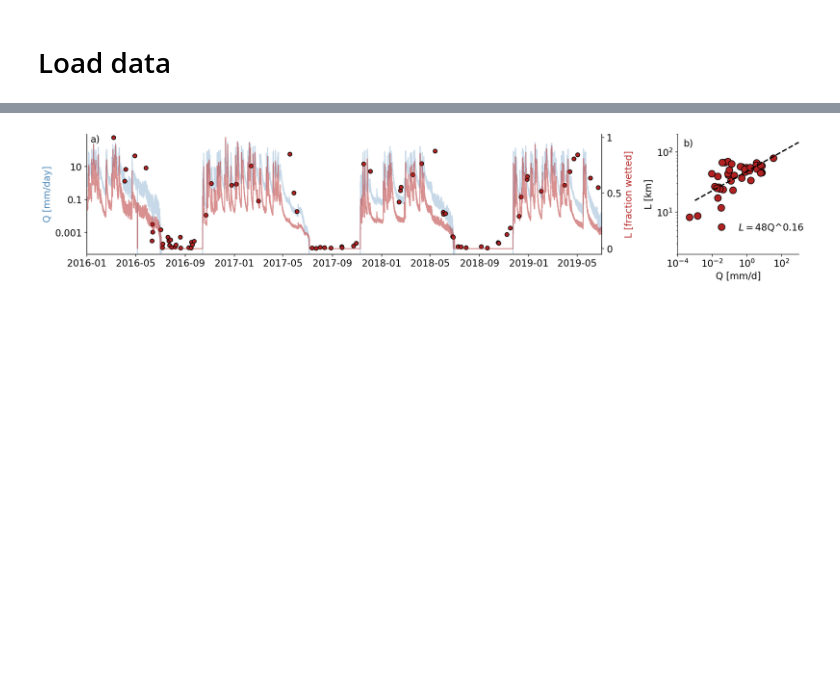
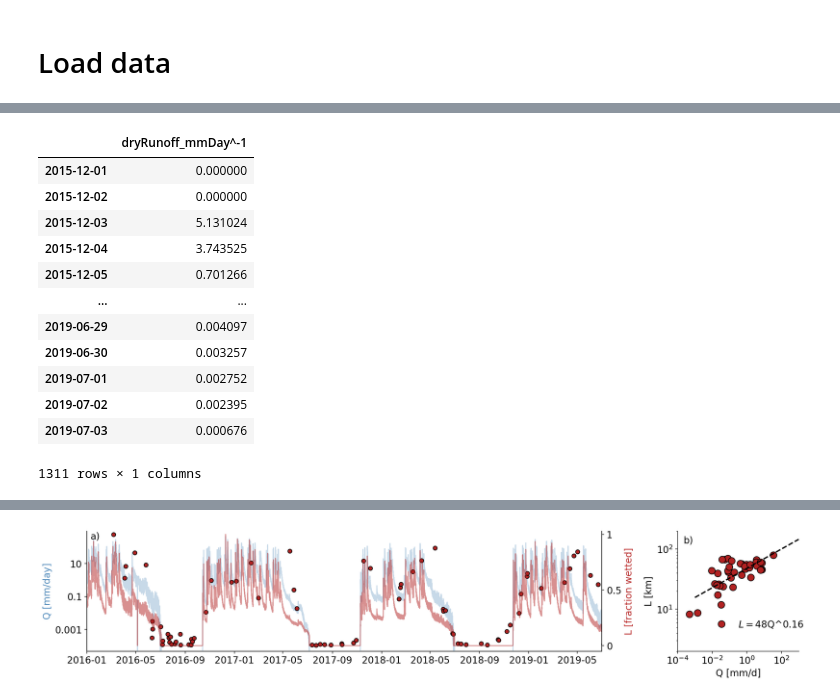
Before and after one commit to lapidesd/wetted_channels_from_space, a Jupyter notebook: Colab_notebooks/wetted_channel_random_forest_results_exploration.ipynb, the cells around one changed output, grey strips where cells are left out. Saved outputs shown, nothing was run; the diff lists cells and outputs as text; code cells hidden in the pictures; blank space fills up the shorter version.

```diff
--- a/Colab_notebooks/wetted_channel_random_forest_results_exploration.ipynb
+++ b/Colab_notebooks/wetted_channel_random_forest_results_exploration.ipynb
@@ -40,6 +38,5 @@ Mounted at /content/drive
 # %%
 # load dry creek data
-path = "/content/drive/My Drive/Sky_Data/level4e.csv"
-level4e = pd.read_csv(path,parse_dates=True,index_col=0)
-dry_runoff = level4e['dryRunoff_mmDay^-1']
-dry_runoff = dry_runoff.resample('1D').mean()
+path = "https://raw.githubusercontent.com/lapidesd/wetted_channels_from_space/main/Data/dry_runoff.csv"
+dry_runoff1 = pd.read_csv(path,parse_dates=True,index_col=0)
+dry_runoff = dry_runoff1.resample('1D').mean()
@@ -61,3 +74,19 @@ df_alldates = df_new
+# %%
+dry_runoff
+# %% [output]
+|  | dryRunoff_mmDay^-1 |
+| 2015-12-01 | 0.000000 |
+| 2015-12-02 | 0.000000 |
+| 2015-12-03 | 5.131024 |
+| 2015-12-04 | 3.743525 |
+| 2015-12-05 | 0.701266 |
+| ... | ... |
+| 2019-06-29 | 0.004097 |
+| 2019-06-30 | 0.003257 |
+| 2019-07-01 | 0.002752 |
+| 2019-07-02 | 0.002395 |
+| 2019-07-03 | 0.000676 |
+1311 rows × 1 columns
 # %%
 resample_time = '15min'
 L = df_alldates.drop_duplicates().groupby('datetime').sum().predict
```
Also changed, not shown: parts of 27 cells of this notebook.
